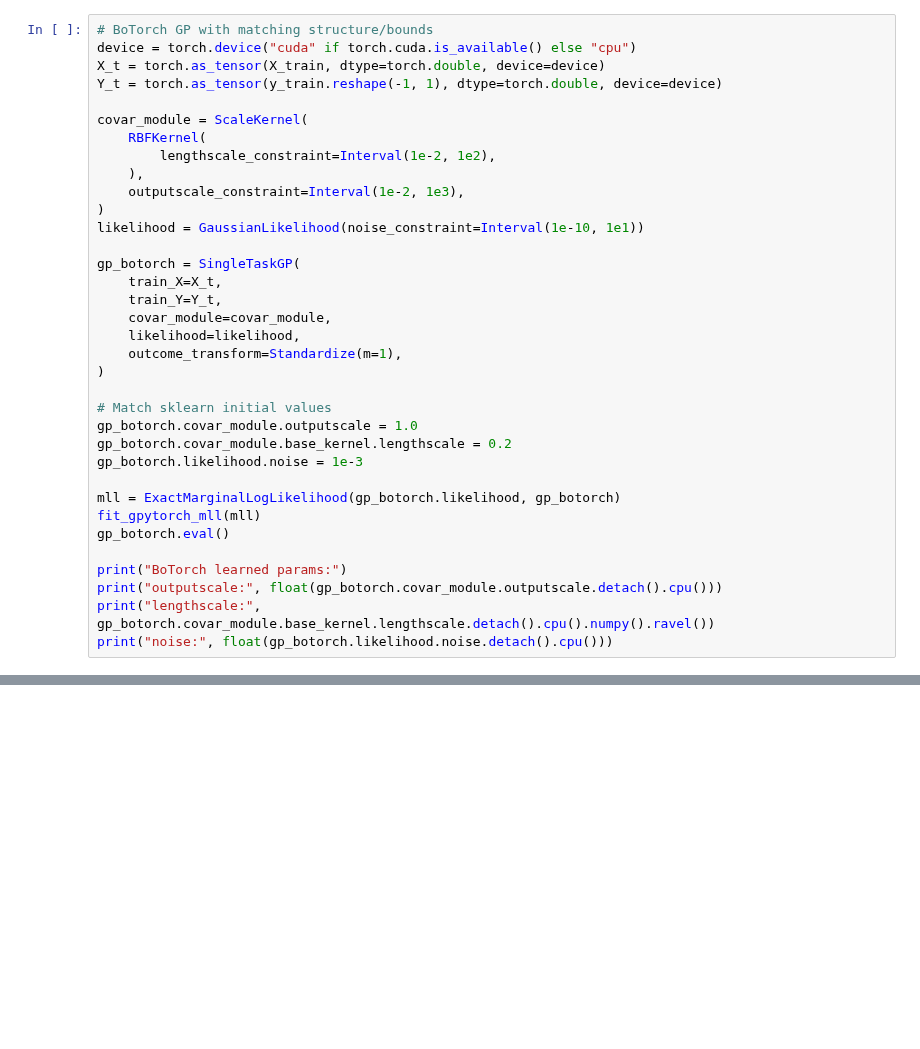
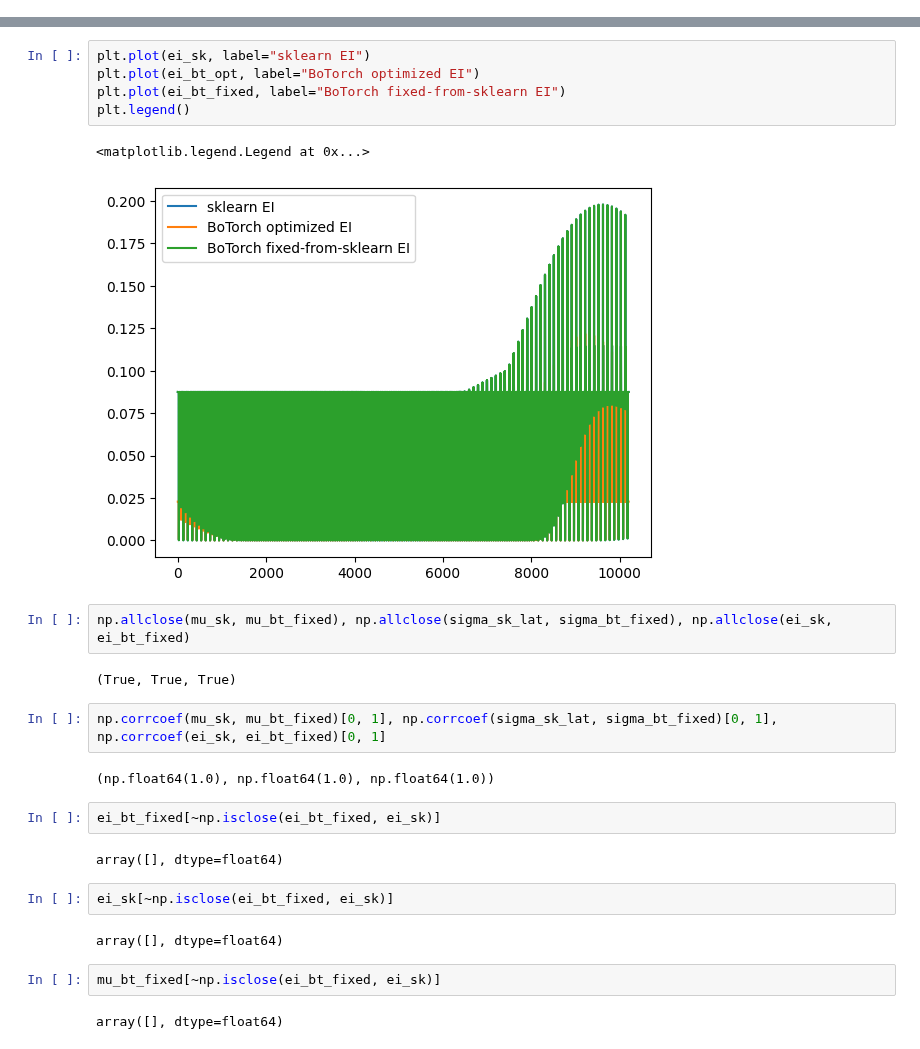
Before and after one commit to juanesfco/tamubo, a Jupyter notebook: development/boTorch.ipynb, the cells around one changed output, grey strips where cells are left out. Cells and saved outputs as stored; diff of their text form; blank space fills up the shorter version.

```diff
--- a/development/boTorch.ipynb
+++ b/development/boTorch.ipynb
@@ -88,35 +199,0 @@ sklearn learned kernel:
-# %%
-# BoTorch GP with matching structure/bounds
-device = torch.device("cuda" if torch.cuda.is_available() else "cpu")
-X_t = torch.as_tensor(X_train, dtype=torch.double, device=device)
-Y_t = torch.as_tensor(y_train.reshape(-1, 1), dtype=torch.double, device=device)
-
-covar_module = ScaleKernel(
-    RBFKernel(
-        lengthscale_constraint=Interval(1e-2, 1e2),
-    ),
-    outputscale_constraint=Interval(1e-2, 1e3),
-)
-likelihood = GaussianLikelihood(noise_constraint=Interval(1e-10, 1e1))
-
-gp_botorch = SingleTaskGP(
-    train_X=X_t,
-    train_Y=Y_t,
-    covar_module=covar_module,
-    likelihood=likelihood,
-    outcome_transform=Standardize(m=1),
-)
-
-# Match sklearn initial values
-gp_botorch.covar_module.outputscale = 1.0
-gp_botorch.covar_module.base_kernel.lengthscale = 0.2
-gp_botorch.likelihood.noise = 1e-3
-
-mll = ExactMarginalLogLikelihood(gp_botorch.likelihood, gp_botorch)
-fit_gpytorch_mll(mll)
-gp_botorch.eval()
-
-print("BoTorch learned params:")
-print("outputscale:", float(gp_botorch.covar_module.outputscale.detach().cpu()))
-print("lengthscale:", gp_botorch.covar_module.base_kernel.lengthscale.detach().cpu().numpy().ravel())
-print("noise:", float(gp_botorch.likelihood.noise.detach().cpu()))
@@ -176,0 +284,28 @@ array([-4.49326013, -4.49326013, -4.49326013, ..., -4.49326013,
+# %%
+plt.plot(ei_sk, label="sklearn EI")
+plt.plot(ei_bt_opt, label="BoTorch optimized EI")
+plt.plot(ei_bt_fixed, label="BoTorch fixed-from-sklearn EI")
+plt.legend()
+# %% [output]
+<matplotlib.legend.Legend at 0x...>
+[figure, added]
+# %%
+np.allclose(mu_sk, mu_bt_fixed), np.allclose(sigma_sk_lat, sigma_bt_fixed), np.allclose(ei_sk, ei_bt_fixed)
+# %% [output]
+(True, True, True)
+# %%
+np.corrcoef(mu_sk, mu_bt_fixed)[0, 1], np.corrcoef(sigma_sk_lat, sigma_bt_fixed)[0, 1], np.corrcoef(ei_sk, ei_bt_fixed)[0, 1]
+# %% [output]
+(np.float64(1.0), np.float64(1.0), np.float64(1.0))
+# %%
+ei_bt_fixed[~np.isclose(ei_bt_fixed, ei_sk)]
+# %% [output]
+array([], dtype=float64)
+# %%
+ei_sk[~np.isclose(ei_bt_fixed, ei_sk)]
+# %% [output]
+array([], dtype=float64)
+# %%
+mu_bt_fixed[~np.isclose(ei_bt_fixed, ei_sk)]
+# %% [output]
+array([], dtype=float64)
```
Also changed, not shown: parts of 21 cells of this notebook, 25 other files.
